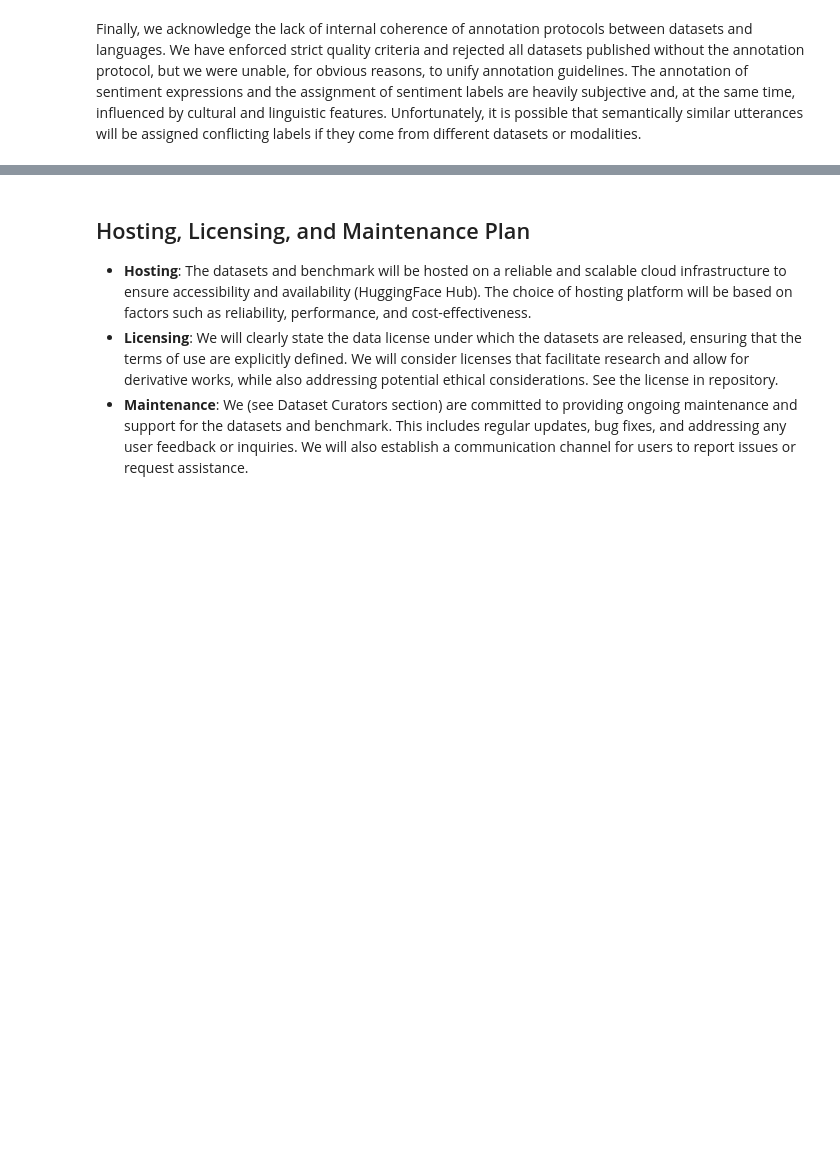
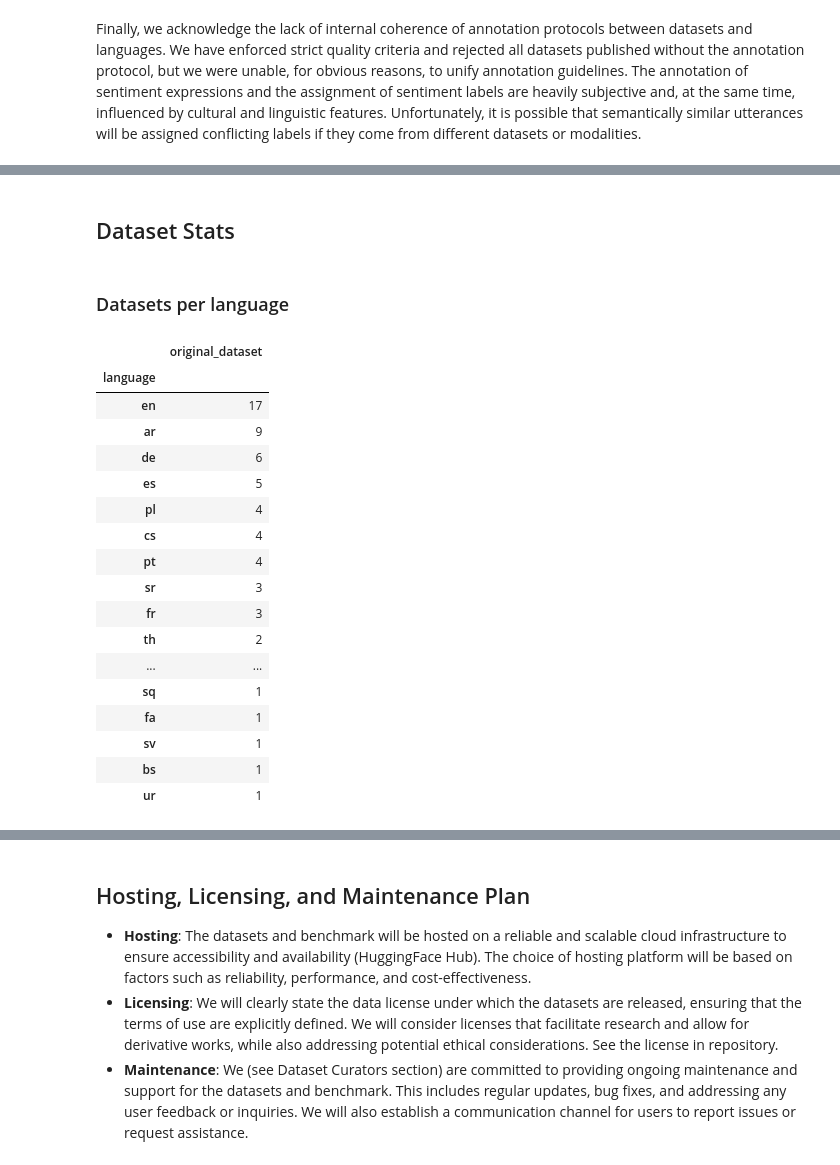
Before and after one commit to Brand24-AI/mms_benchmark, a Jupyter notebook: nbs/00_dataset_card.ipynb, the cells around one changed output, grey strips where cells are left out. Cells and saved outputs as stored; diff of their text form; code cells hidden in the pictures; blank space fills up the shorter version.

```diff
--- a/nbs/00_dataset_card.ipynb
+++ b/nbs/00_dataset_card.ipynb
@@ -125,0 +240,26 @@ TBD
+# %% [markdown]
+## Dataset Stats
+# %% [markdown]
+### Datasets per language
+# %%
+#| eval: false
+pd.DataFrame(mms_dataset_df.groupby("language").original_dataset.nunique().sort_values(ascending=False))
+# %% [output]
+|  | original_dataset |
+| language |  |
+| en | 17 |
+| ar | 9 |
+| de | 6 |
+| es | 5 |
+| pl | 4 |
+| cs | 4 |
+| pt | 4 |
+| sr | 3 |
+| fr | 3 |
+| th | 2 |
+| ... | ... |
+| sq | 1 |
+| fa | 1 |
+| sv | 1 |
+| bs | 1 |
+| ur | 1 |
```
Also changed, not shown: parts of 21 cells of this notebook.
